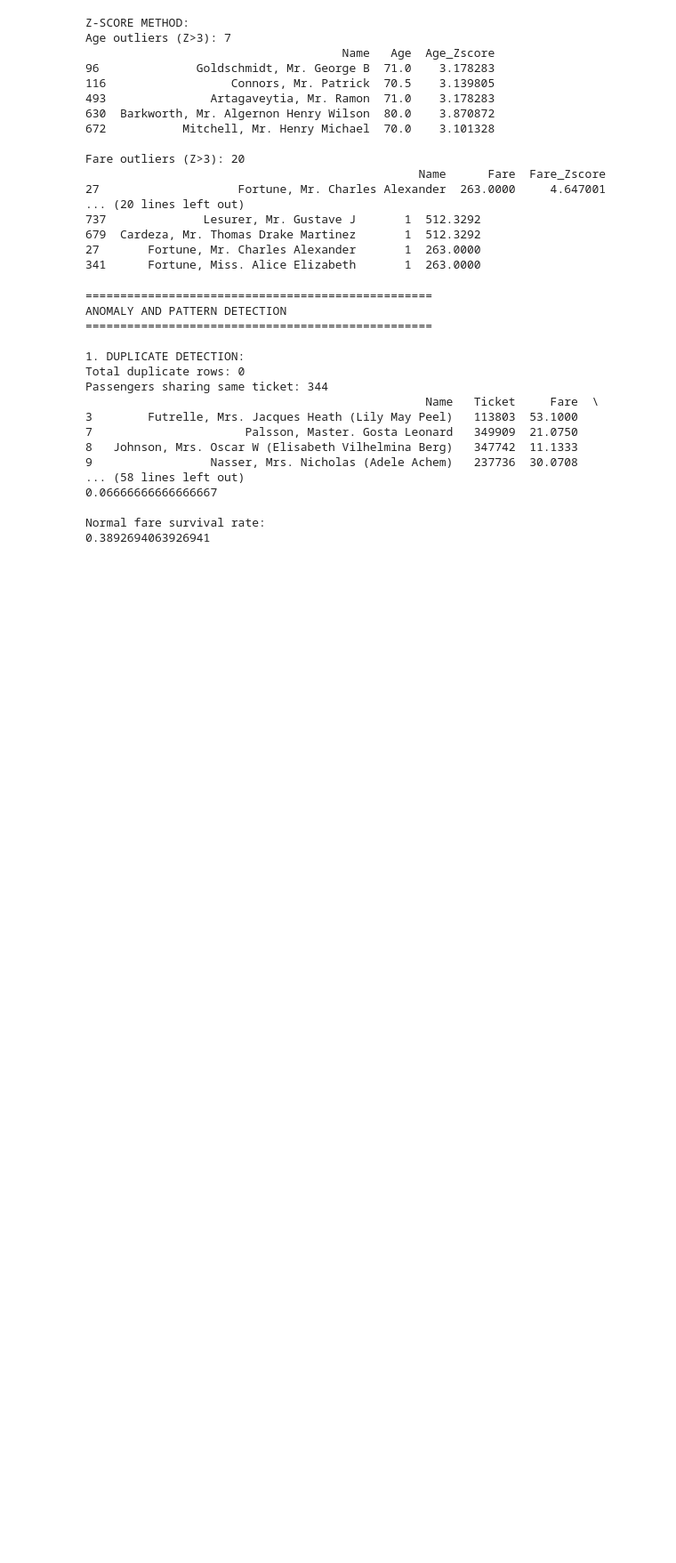
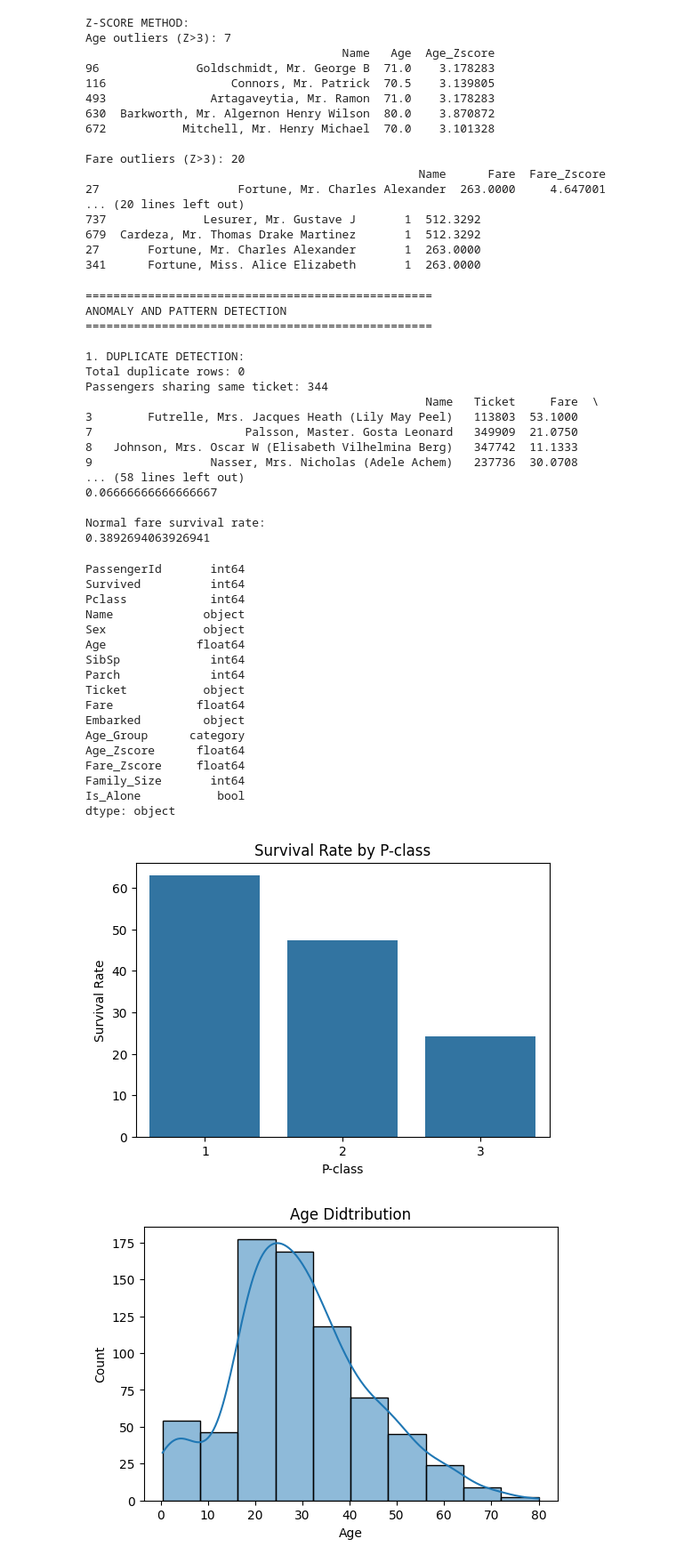
Before and after one commit to muhammad-usman-tech/data-analysis-tasks, a Jupyter notebook: lab_21.ipynb, the cells around one changed output. Shown at 89% size. Saved outputs shown, nothing was run; the diff lists cells and outputs as text; code cells hidden in the pictures; blank space fills up the shorter version.

```diff
--- a/lab_21.ipynb
+++ b/lab_21.ipynb
@@ -258,3 +258,71 @@ Passengers sharing same ticket: 344
 
 Normal fare survival rate:
 0.3892694063926941
+# %%
+print(df.dtypes)
+data=df.groupby('Pclass')['Survived'].mean()*100
+data
+plt.figure(figsize=(6, 4))
+sns.barplot(data)
+plt.title('Survival Rate by P-class')
+plt.xlabel('P-class')
+plt.ylabel('Survival Rate')
+plt.show()
+
+# Chart 2:
+plt.figure(figsize=(6, 4))
+sns.histplot(df['Age'],bins=10,kde=True)
+plt.title('Age Didtribution')
+plt.xlabel('Age')
+plt.ylabel('Count')
+plt.show()
+
+# Chart 3:
+plt.figure(figsize=(6, 4))
+sns.boxplot(x='Pclass',y='Fare',data=df)
+plt.xlabel('Distribution of CLASSES')
+plt.ylabel('By Fare')
+plt.title('Fare Distribution by class')
+plt.show()
+
+import matplotlib.pyplot as plt
+import seaborn as sns
+
+# Chart 4:
+plt.figure(figsize=(6, 4))
+sns.regplot(x="Age", y="Fare", data=df, line_kws={"color": "red"})
+plt.xlabel("Age")
+plt.ylabel("Fare")
+plt.title("Age vs Fare (with Trend Line)")
+plt.show()
+
+data_b=df.groupby(['Pclass','Sex'])['Survived'].mean()*100
+data_b=data_b.round(1).reset_index()
+# Chart
+plt.figure(figsize=(6, 4))
+sns.barplot(data=data_b, x="Pclass", y="Survived", hue="Sex")
+
+plt.xlabel('P-class')
+plt.ylabel('Survival Rate')
+plt.title('Survival Rate by P-class and Sex')
+plt.show()
+# %% [output]
+PassengerId       int64
+Survived          int64
+Pclass            int64
+Name             object
+Sex              object
+Age             float64
+SibSp             int64
+Parch             int64
+Ticket           object
+Fare            float64
+Embarked         object
+Age_Group      category
+Age_Zscore      float64
+Fare_Zscore     float64
+Family_Size       int64
+Is_Alone           bool
+dtype: object
+[figure, added]
+[figure, added]
```
Also changed, not shown: parts of 2 cells of this notebook.
